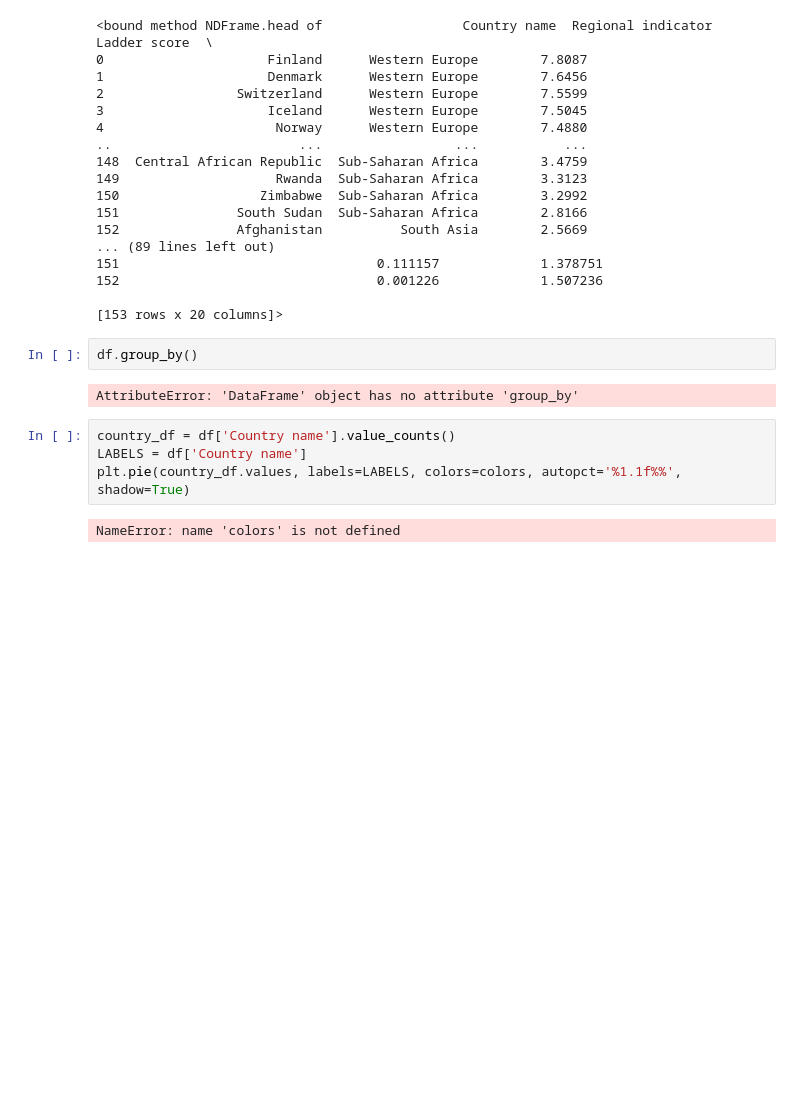
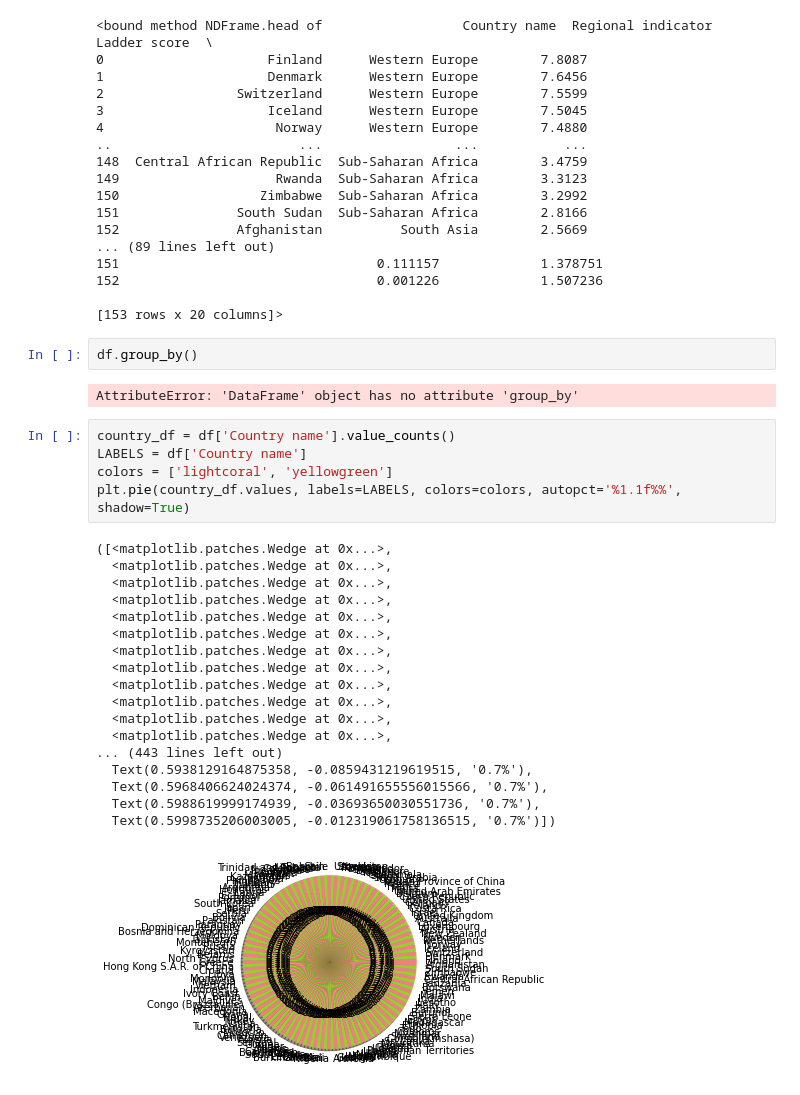
Before and after one commit to MackRoe/WHR2020_DataAnalysis, a Jupyter notebook: World-Happiness-2020.ipynb, the cells around one changed output. Saved outputs shown, nothing was run; the diff lists cells and outputs as text; blank space fills up the shorter version.

```diff
--- a/World-Happiness-2020.ipynb
+++ b/World-Happiness-2020.ipynb
@@ -58,6 +58,24 @@ AttributeError: 'DataFrame' object has no attribute 'group_by'
 # %%
 country_df = df['Country name'].value_counts()
 LABELS = df['Country name']
+colors = ['lightcoral', 'yellowgreen']
 plt.pie(country_df.values, labels=LABELS, colors=colors, autopct='%1.1f%%', shadow=True)
 # %% [output]
-NameError: name 'colors' is not defined
+([<matplotlib.patches.Wedge at 0x...>,
+  <matplotlib.patches.Wedge at 0x...>,
+  <matplotlib.patches.Wedge at 0x...>,
+  <matplotlib.patches.Wedge at 0x...>,
+  <matplotlib.patches.Wedge at 0x...>,
+  <matplotlib.patches.Wedge at 0x...>,
+  <matplotlib.patches.Wedge at 0x...>,
+  <matplotlib.patches.Wedge at 0x...>,
+  <matplotlib.patches.Wedge at 0x...>,
+  <matplotlib.patches.Wedge at 0x...>,
+  <matplotlib.patches.Wedge at 0x...>,
+  <matplotlib.patches.Wedge at 0x...>,
+... (443 lines left out)
+  Text(0.5938129164875358, -0.0859431219619515, '0.7%'),
+  Text(0.5968406624024374, -0.061491655556015566, '0.7%'),
+  Text(0.5988619999174939, -0.03693650030551736, '0.7%'),
+  Text(0.5998735206003005, -0.012319061758136515, '0.7%')])
+[figure, added]
```
